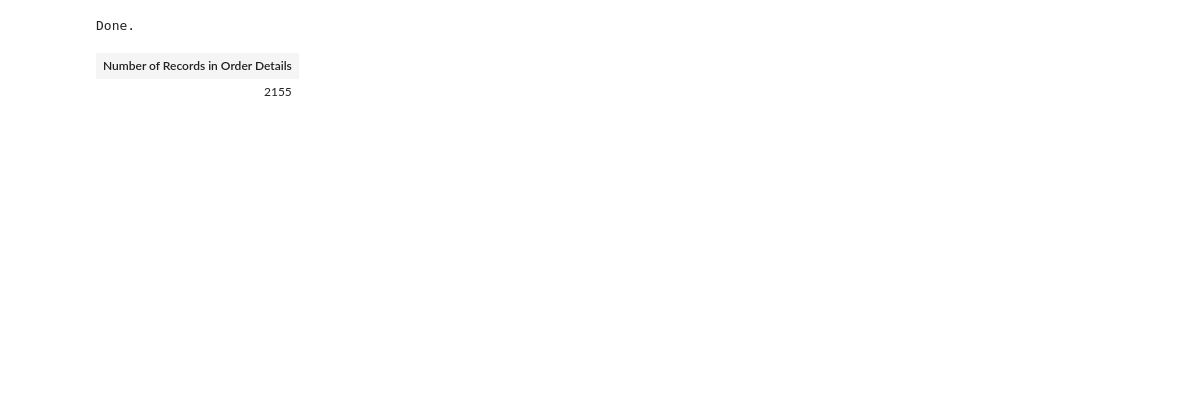
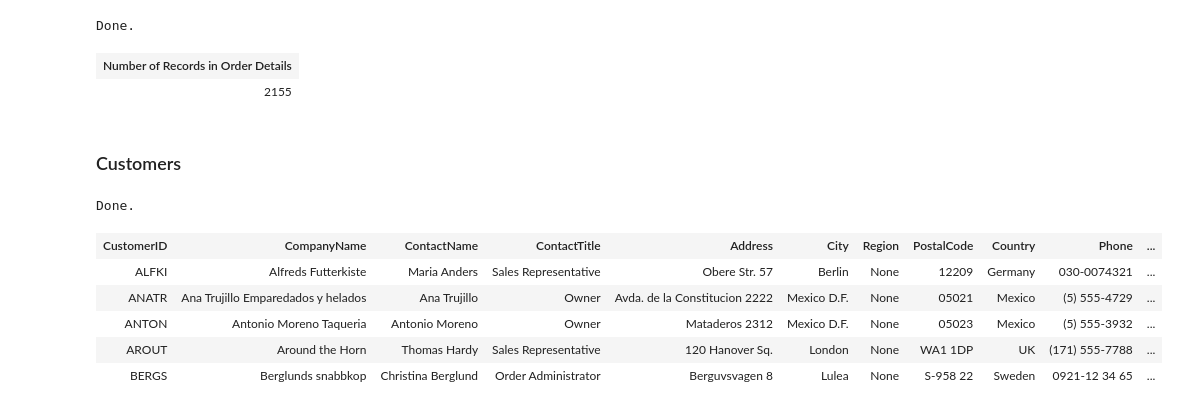
Before and after one commit to jaclynrich/northwind_product_analysis, a Jupyter notebook: Northwind_Product_Analysis.ipynb, the cells around one changed output. Drawn from its saved outputs; the diff is of its cells as text; code cells hidden in the pictures; blank space fills up the shorter version.

```diff
--- a/Northwind_Product_Analysis.ipynb
+++ b/Northwind_Product_Analysis.ipynb
@@ -136,3 +121,18 @@ FROM OrderDetails;
 Done.
 | Number of Records in Order Details |
 | 2155 |
+# %% [markdown]
+### Customers
+# %%
+%%sql
+SELECT *
+FROM Customers
+LIMIT 5;
+# %% [output]
+Done.
+| CustomerID | CompanyName | ContactName | ContactTitle | Address | City | Region | PostalCode | Country | Phone | ... |
+| ALFKI | Alfreds Futterkiste | Maria Anders | Sales Representative | Obere Str. 57 | Berlin | None | 12209 | Germany | 030-0074321 | ... |
+| ANATR | Ana Trujillo Emparedados y helados | Ana Trujillo | Owner | Avda. de la Constitucion 2222 | Mexico D.F. | None | 05021 | Mexico | (5) 555-4729 | ... |
+| ANTON | Antonio Moreno Taqueria | Antonio Moreno | Owner | Mataderos 2312 | Mexico D.F. | None | 05023 | Mexico | (5) 555-3932 | ... |
+| AROUT | Around the Horn | Thomas Hardy | Sales Representative | 120 Hanover Sq. | London | None | WA1 1DP | UK | (171) 555-7788 | ... |
+| BERGS | Berglunds snabbkop | Christina Berglund | Order Administrator | Berguvsvagen 8 | Lulea | None | S-958 22 | Sweden | 0921-12 34 65 | ... |
```
Also changed, not shown: parts of 10 cells of this notebook.
